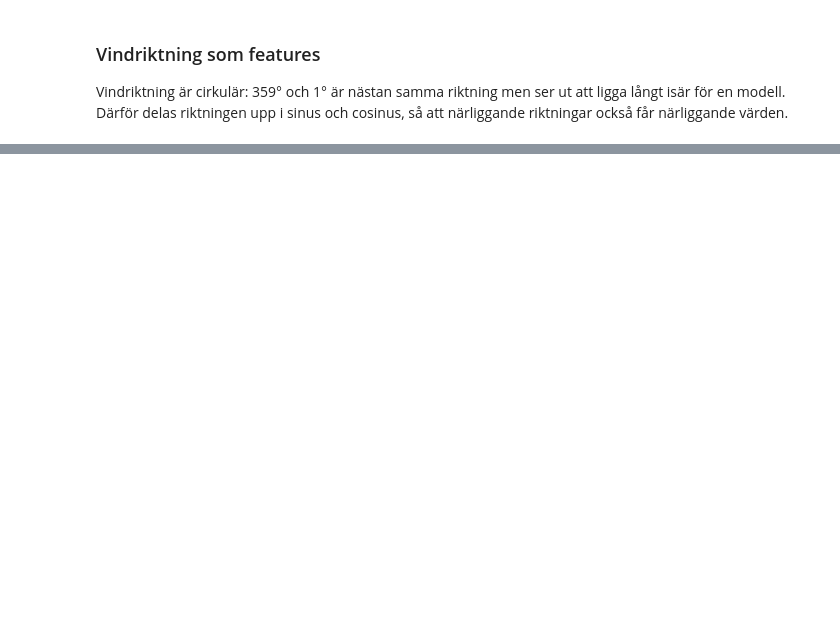
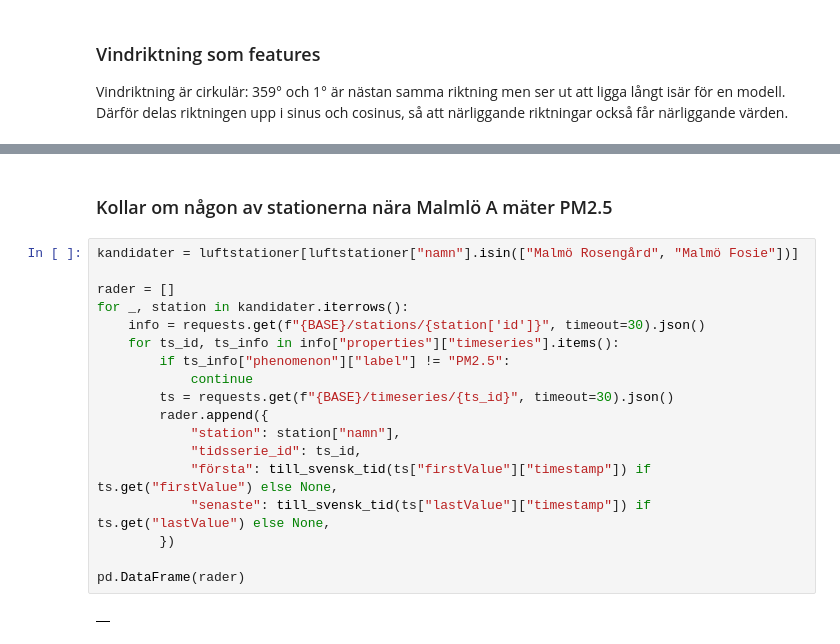
Before and after one commit to EliWei/sandbox_airquality, a Jupyter notebook: luftkvalitet_malmo.ipynb, the cells around one changed output, grey strips where cells are left out. Drawn from its saved outputs; the diff is of its cells as text; blank space fills up the shorter version.

```diff
--- a/luftkvalitet_malmo.ipynb
+++ b/luftkvalitet_malmo.ipynb
@@ -485,0 +541,22 @@ prognos[["wind_from_direction", "vind_sin", "vind_cos"]].head(12)
+# %% [markdown]
+### Kollar om någon av stationerna nära Malmlö A mäter PM2.5
+# %%
+kandidater = luftstationer[luftstationer["namn"].isin(["Malmö Rosengård", "Malmö Fosie"])]
+
+rader = []
+for _, station in kandidater.iterrows():
+    info = requests.get(f"{BASE}/stations/{station['id']}", timeout=30).json()
+    for ts_id, ts_info in info["properties"]["timeseries"].items():
+        if ts_info["phenomenon"]["label"] != "PM2.5":
+            continue
+        ts = requests.get(f"{BASE}/timeseries/{ts_id}", timeout=30).json()
+        rader.append({
+            "station": station["namn"],
+            "tidsserie_id": ts_id,
+            "första": till_svensk_tid(ts["firstValue"]["timestamp"]) if ts.get("firstValue") else None,
+            "senaste": till_svensk_tid(ts["lastValue"]["timestamp"]) if ts.get("lastValue") else None,
+        })
+
+pd.DataFrame(rader)
+# %% [output]
+|  |
```
Also changed, not shown: parts of 14 cells of this notebook.
